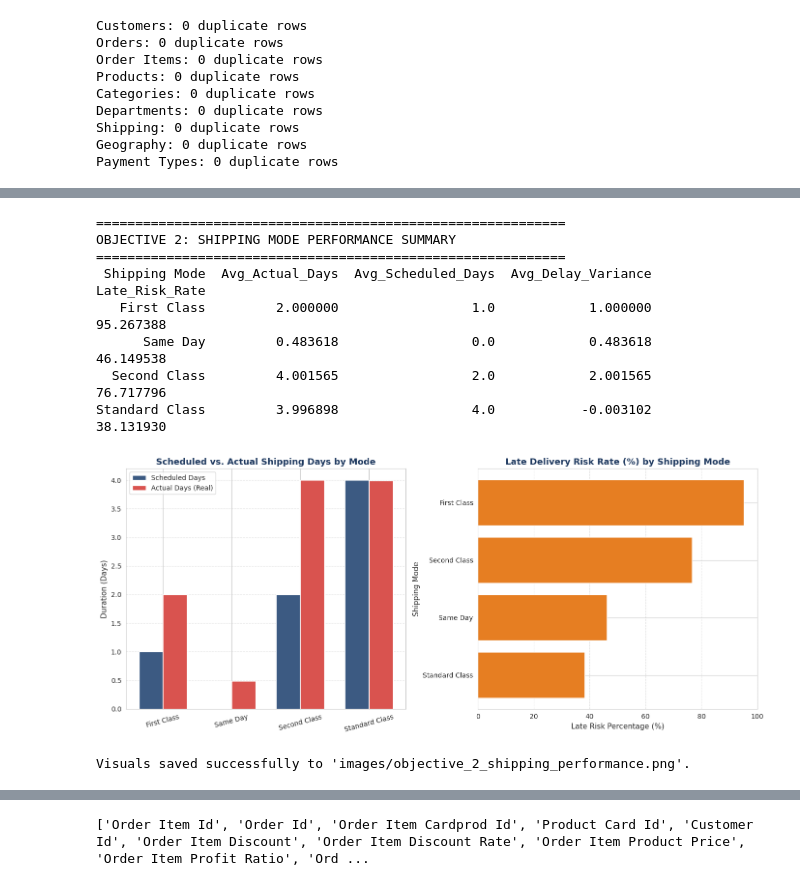
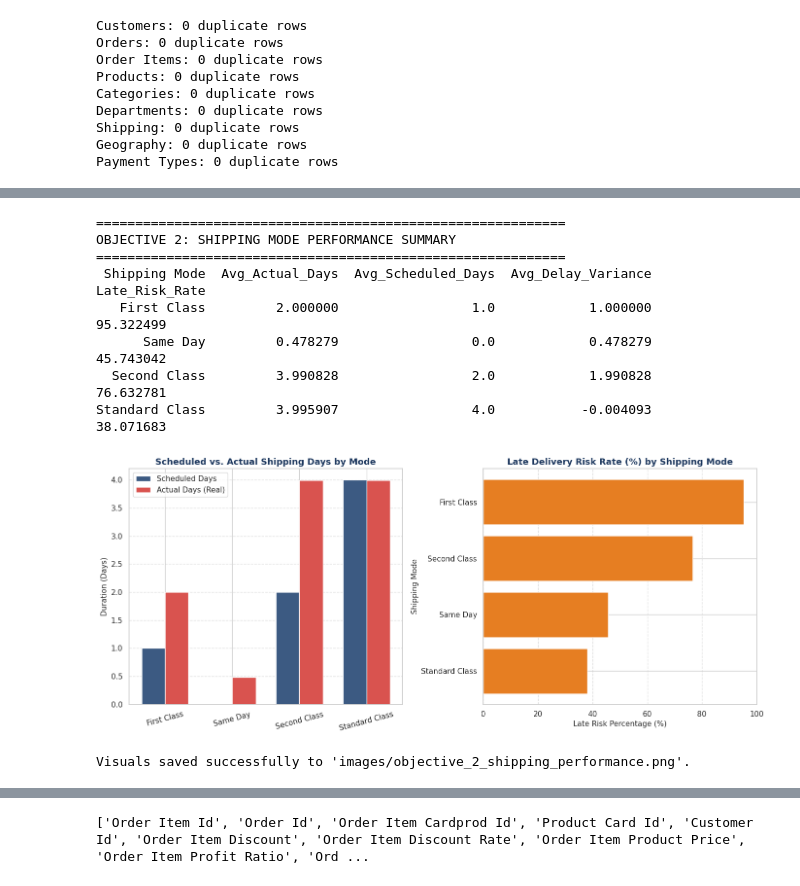
Before and after one commit to Ravna95/Capstone-Project, a Jupyter notebook: DataCo_Smart_Supply_Chain.ipynb, the cells around one changed output, grey strips where cells are left out. Saved outputs shown, nothing was run; the diff lists cells and outputs as text; code cells hidden in the pictures.

```diff
--- a/DataCo_Smart_Supply_Chain.ipynb
+++ b/DataCo_Smart_Supply_Chain.ipynb
@@ -392,20 +328,23 @@ import matplotlib.pyplot as plt
 import seaborn as sns
 import pandas as pd
 import numpy as np
+import os
 
 # Ensure visualizations directory exists
-import os
 os.makedirs('images', exist_ok=True)
 
-# 1. Prepare Shipping & Orders Data
-df_ship = orders.merge(shipping, on='Shipment_Id', how='left')
-df_ship['Delay_Days'] = df_ship['Days for shipping (real)'] - df_ship['Days for shipment (scheduled)']
+# 1. Load the master dataset
+df = pd.read_csv('master_supply_chain.csv')
 
-# 2. Aggregate Metrics by Shipping Mode
-shipping_perf = df_ship.groupby('Shipping Mode').agg(
+# 2. Ensure delay variance is present (or calculate on the fly)
+if 'Shipping_Delay_Variance' not in df.columns:
+    df['Shipping_Delay_Variance'] = df['Days for shipping (real)'] - df['Days for shipment (scheduled)']
+
+# 3. Aggregate Metrics by Shipping Mode
+shipping_perf = df.groupby('Shipping Mode').agg(
     Avg_Actual_Days=('Days for shipping (real)', 'mean'),
     Avg_Scheduled_Days=('Days for shipment (scheduled)', 'mean'),
-    Avg_Delay_Variance=('Delay_Days', 'mean'),
+    Avg_Delay_Variance=('Shipping_Delay_Variance', 'mean'),
     Late_Risk_Rate=('Late_delivery_risk', lambda x: x.mean() * 100)
 ).reset_index()
 
@@ -422,39 +361,39 @@ fig, axes = plt.subplots(1, 2, figsize=(14, 6))
 # Visual A: Grouped Bar Chart - Actual vs. Scheduled Shipping Days
 x = np.arange(len(shipping_perf['Shipping Mode']))
 width = 0.35
 
 axes[0].bar(x - width/2, shipping_perf['Avg_Scheduled_Days'], width, label='Scheduled Days', color='#3C5A82')
 axes[0].bar(x + width/2, shipping_perf['Avg_Actual_Days'], width, label='Actual Days (Real)', color='#D9534F')
 axes[0].set_title('Scheduled vs. Actual Shipping Days by Mode', fontsize=13, fontweight='bold', color='#1B365D')
 axes[0].set_xticks(x)
 axes[0].set_xticklabels(shipping_perf['Shipping Mode'], rotation=15)
 axes[0].set_ylabel('Duration (Days)', fontsize=11)
 axes[0].legend()
 axes[0].grid(axis='y', linestyle='--', alpha=0.6)
 
-# Visual B: Horizontal Bar Chart - Late Delivery Risk / Variance Rate
+# Visual B: Horizontal Bar Chart - Late Delivery Risk Rate (%)
 shipping_perf_sorted = shipping_perf.sort_values(by='Late_Risk_Rate', ascending=True)
 axes[1].barh(shipping_perf_sorted['Shipping Mode'], shipping_perf_sorted['Late_Risk_Rate'], color='#E67E22')
 axes[1].set_title('Late Delivery Risk Rate (%) by Shipping Mode', fontsize=13, fontweight='bold', color='#1B365D')
 axes[1].set_xlabel('Late Risk Percentage (%)', fontsize=11)
 axes[1].set_ylabel('Shipping Mode', fontsize=11)
 axes[1].grid(axis='x', linestyle='--', alpha=0.6)
 
 plt.tight_layout()
 plt.savefig('images/objective_2_shipping_performance.png', dpi=300)
 plt.show()
 
 print("\nVisuals saved successfully to 'images/objective_2_shipping_performance.png'.")
 # %% [output]
 ============================================================
 OBJECTIVE 2: SHIPPING MODE PERFORMANCE SUMMARY
 ============================================================
  Shipping Mode  Avg_Actual_Days  Avg_Scheduled_Days  Avg_Delay_Variance  Late_Risk_Rate
-   First Class         2.000000                 1.0            1.000000       95.267388
-      Same Day         0.483618                 0.0            0.483618       46.149538
-  Second Class         4.001565                 2.0            2.001565       76.717796
-Standard Class         3.996898                 4.0           -0.003102       38.131930
+   First Class         2.000000                 1.0            1.000000       95.322499
+      Same Day         0.478279                 0.0            0.478279       45.743042
+  Second Class         3.990828                 2.0            1.990828       76.632781
+Standard Class         3.995907                 4.0           -0.004093       38.071683
-[figure, old version]
+[figure, new version]
 Visuals saved successfully to 'images/objective_2_shipping_performance.png'.
 # %%
 # ==========================================
```
Also changed, not shown: parts of 11 cells of this notebook.
